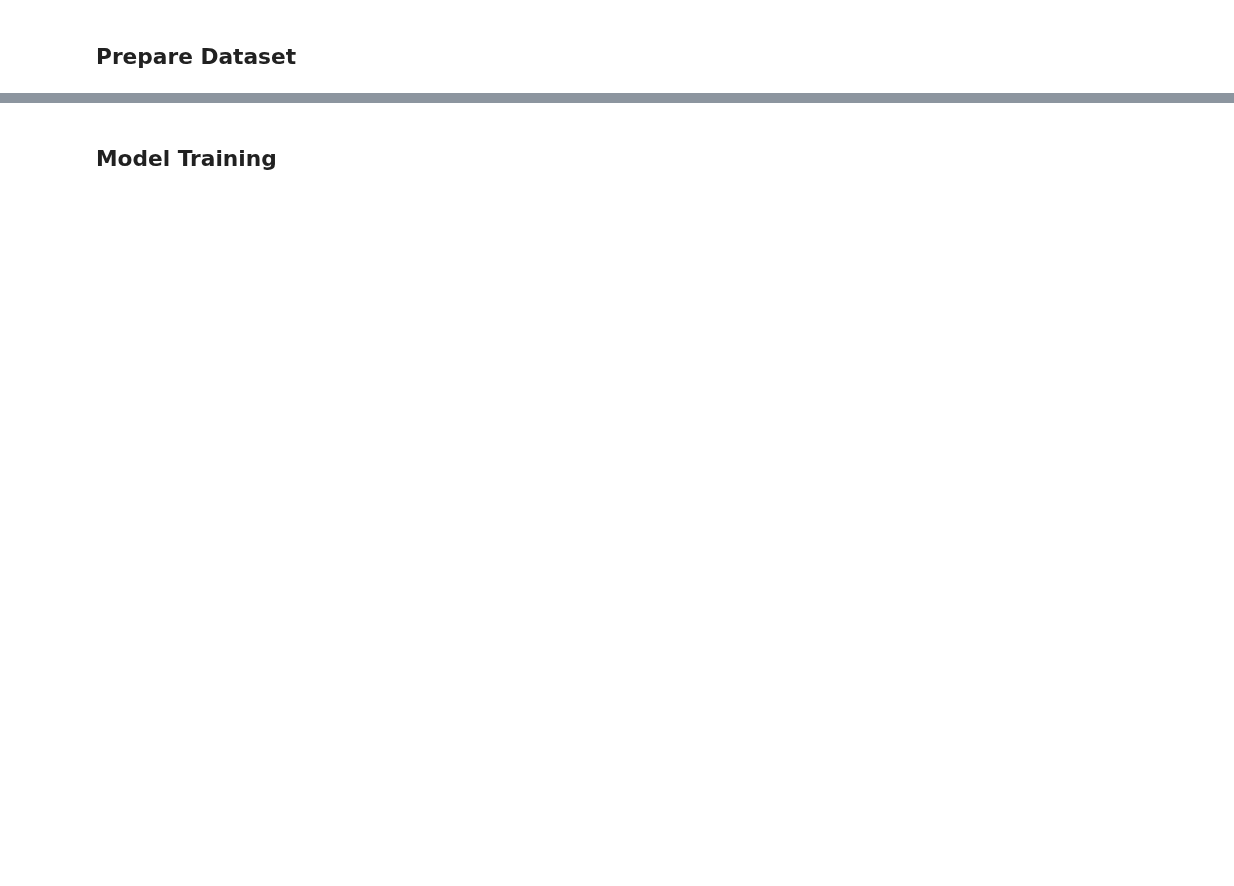
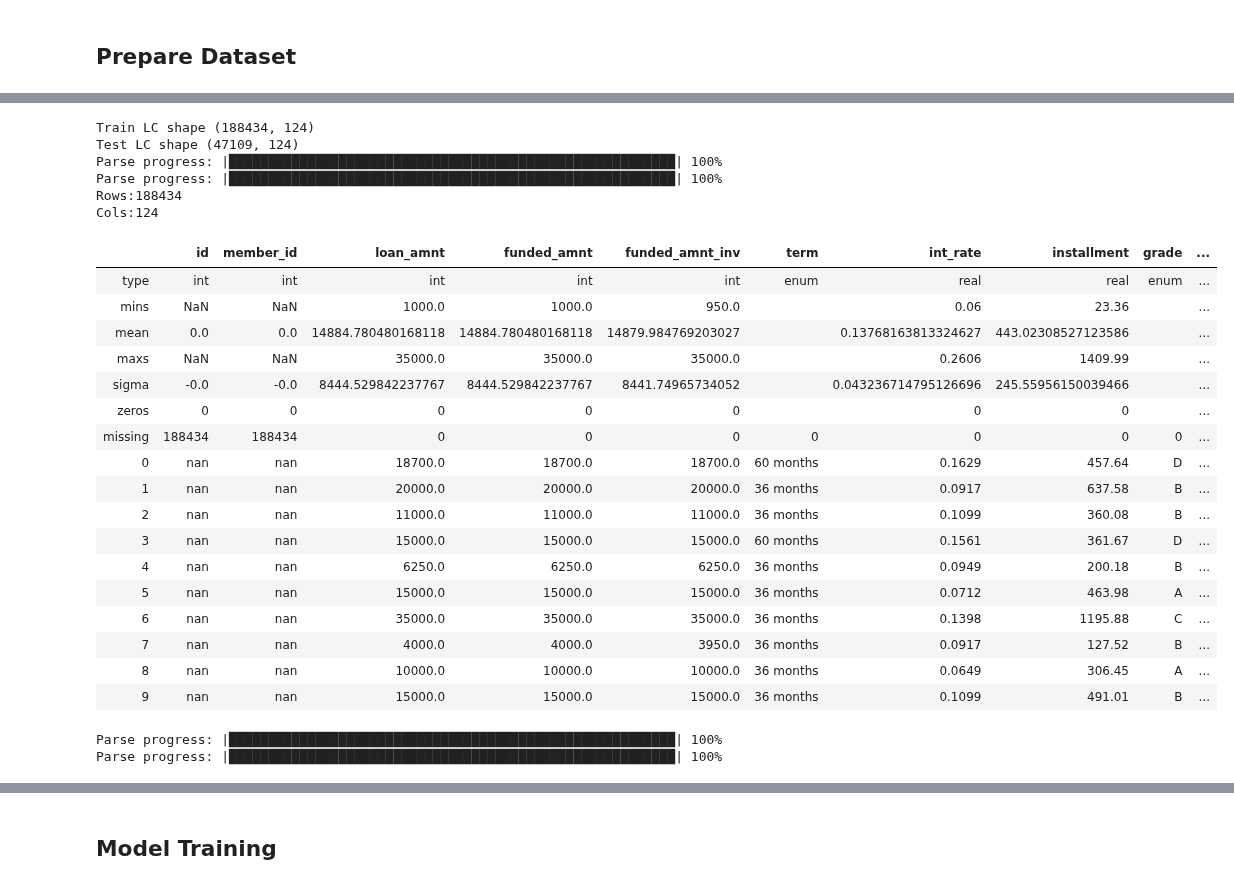
Before and after one commit to bentoml/gallery, a Jupyter notebook: h2o/loan-prediction/h2o-loan-prediction.ipynb, the cells around one changed output, grey strips where cells are left out. Drawn from its saved outputs; the diff is of its cells as text; code cells hidden in the pictures; blank space fills up the shorter version.

```diff
--- a/h2o/loan-prediction/h2o-loan-prediction.ipynb
+++ b/h2o/loan-prediction/h2o-loan-prediction.ipynb
@@ -108,17 +159,60 @@ lc.shape
 # %%
 import csv
 import os
 
 train_path = os.getcwd() + "/train_lc.csv.zip"
 test_path = os.getcwd() + "/test_lc.csv.zip"
 
 train_lc, test_lc = model_selection.train_test_split(lc, test_size=0.2, random_state=10,stratify=lc['loan_status'])
 train_lc.to_csv(train_path, index=False,compression="zip")
 test_lc.to_csv(test_path, index=False,compression="zip")
+print('Train LC shape', train_lc.shape)
+print('Test LC shape', test_lc.shape)
 
 # These two CSV files were created in the previous section
 train_path = os.getcwd()+"/train_lc.csv.zip"
 test_path = os.getcwd()+ "/test_lc.csv.zip"
 
 train = h2o.load_dataset(train_path)
 test = h2o.load_dataset(test_path)
+
+
+train.describe()
+# %% [output]
+Train LC shape (188434, 124)
+Test LC shape (47109, 124)
+Parse progress: |█████████████████████████████████████████████████████████| 100%
+Parse progress: |█████████████████████████████████████████████████████████| 100%
+Rows:188434
+Cols:124
+|  | id | member_id | loan_amnt | funded_amnt | funded_amnt_inv | term | int_rate | installment | grade | ... |
+| type | int | int | int | int | int | enum | real | real | enum | ... |
+| mins | NaN | NaN | 1000.0 | 1000.0 | 950.0 |  | 0.06 | 23.36 |  | ... |
+| mean | 0.0 | 0.0 | 14884.780480168118 | 14884.780480168118 | 14879.984769203027 |  | 0.13768163813324627 | 443.02308527123586 |  | ... |
+| maxs | NaN | NaN | 35000.0 | 35000.0 | 35000.0 |  | 0.2606 | 1409.99 |  | ... |
+| sigma | -0.0 | -0.0 | 8444.529842237767 | 8444.529842237767 | 8441.74965734052 |  | 0.043236714795126696 | 245.55956150039466 |  | ... |
+| zeros | 0 | 0 | 0 | 0 | 0 |  | 0 | 0 |  | ... |
+| missing | 188434 | 188434 | 0 | 0 | 0 | 0 | 0 | 0 | 0 | ... |
+| 0 | nan | nan | 18700.0 | 18700.0 | 18700.0 | 60 months | 0.1629 | 457.64 | D | ... |
+| 1 | nan | nan | 20000.0 | 20000.0 | 20000.0 | 36 months | 0.0917 | 637.58 | B | ... |
+| 2 | nan | nan | 11000.0 | 11000.0 | 11000.0 | 36 months | 0.1099 | 360.08 | B | ... |
+| 3 | nan | nan | 15000.0 | 15000.0 | 15000.0 | 60 months | 0.1561 | 361.67 | D | ... |
+| 4 | nan | nan | 6250.0 | 6250.0 | 6250.0 | 36 months | 0.0949 | 200.18 | B | ... |
+| 5 | nan | nan | 15000.0 | 15000.0 | 15000.0 | 36 months | 0.0712 | 463.98 | A | ... |
+| 6 | nan | nan | 35000.0 | 35000.0 | 35000.0 | 36 months | 0.1398 | 1195.88 | C | ... |
+| 7 | nan | nan | 4000.0 | 4000.0 | 3950.0 | 36 months | 0.0917 | 127.52 | B | ... |
+| 8 | nan | nan | 10000.0 | 10000.0 | 10000.0 | 36 months | 0.0649 | 306.45 | A | ... |
+| 9 | nan | nan | 15000.0 | 15000.0 | 15000.0 | 36 months | 0.1099 | 491.01 | B | ... |
+# %%
+import os
+
+# These two CSV files were created in the previous section
+
+train_path = os.getcwd()+"/train_lc.csv.zip"
+test_path = os.getcwd()+ "/test_lc.csv.zip"
+
+train = h2o.load_dataset(train_path)
+test = h2o.load_dataset(test_path)
+# %% [output]
+Parse progress: |█████████████████████████████████████████████████████████| 100%
+Parse progress: |█████████████████████████████████████████████████████████| 100%
```
Also changed, not shown: parts of 28 cells of this notebook, 1 other file.
